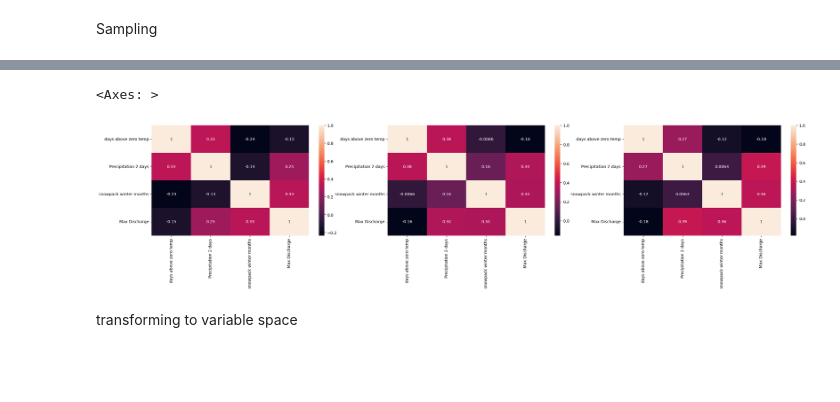
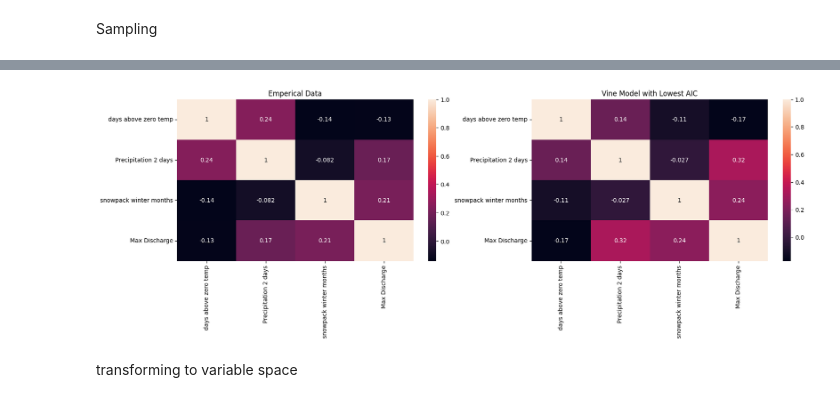
Before and after one commit to maxblw/CEGM2005_glommaproject, a Jupyter notebook: Model/correlations.ipynb, the cells around one changed output, grey strips where cells are left out. Cells and saved outputs as stored; diff of their text form; code cells hidden in the pictures; blank space fills up the shorter version.

Commit message:
added figures and model result interpretation

```diff
--- a/Model/correlations.ipynb
+++ b/Model/correlations.ipynb
@@ -678,11 +693,13 @@ plt.savefig('..\\Figures\\vinemodel\\scatter_vine_lowest_AIC.png')
 # %%
-fig, axes = plt.subplots(1,3, figsize=(30,5))
-sns.heatmap(unity_data.corr(), annot=True, ax=axes[0])
-sns.heatmap(uvs.corr(), annot=True, ax=axes[1])
-sns.heatmap(uvs_min_aic.corr(), annot=True, ax=axes[2])
+fig, axes = plt.subplots(1,2, figsize=(20,5))
+sns.heatmap(unity_data.corr(method = 'kendall'), annot=True, ax=axes[0])
+axes[0].set_title('Emperical Data')
+# sns.heatmap(uvs.corr(method = 'kendall'), annot=True, ax=axes[1])
+sns.heatmap(uvs_min_aic.corr(method = 'kendall'), annot=True, ax=axes[1])
+axes[1].set_title('Vine Model with Lowest AIC')
+plt.savefig('..\\Figures\\kendall_correlation_matrices.png', bbox_inches='tight', dpi=300)
 # %% [output]
-<Axes: >
-[figure, old version]
+[figure, new version]
 # %% [markdown]
 transforming to variable space
 # %%
```
Also changed, not shown: parts of 15 cells of this notebook, 46 other files.
